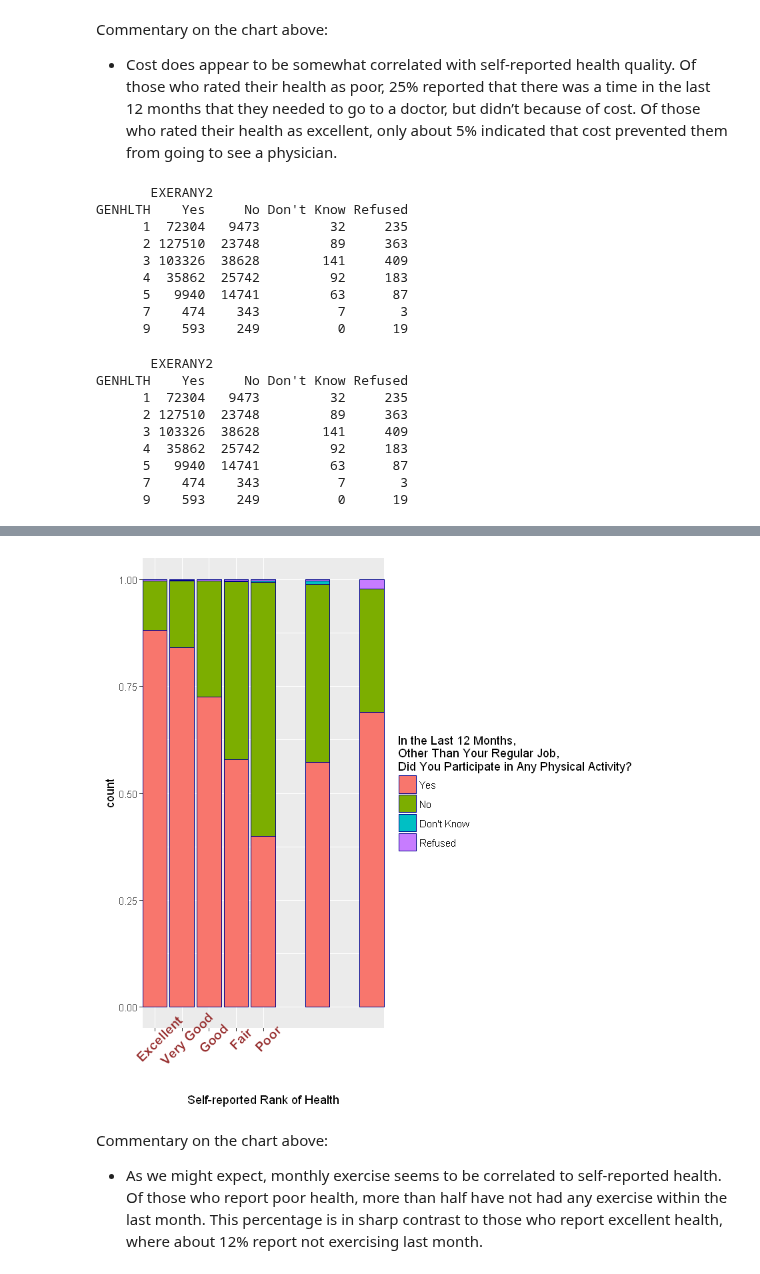
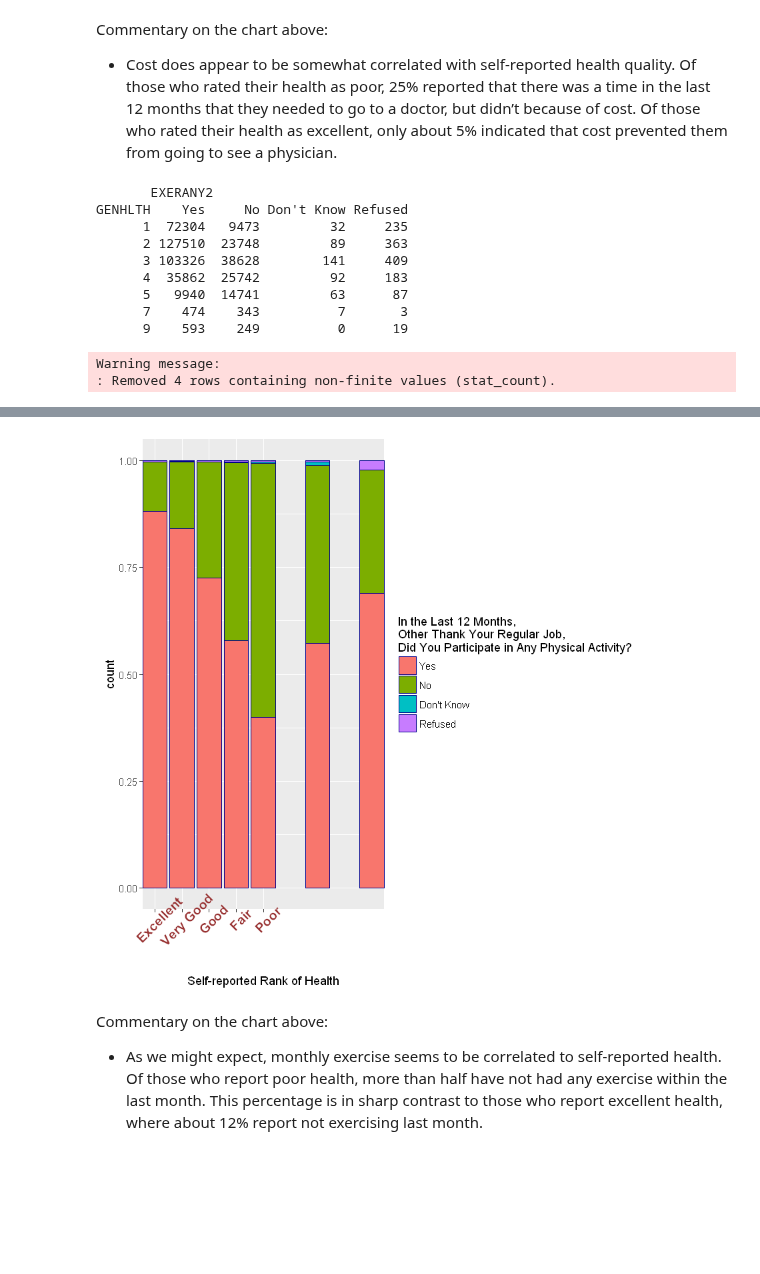
Before and after one commit to RahnL/DataScience-SMU, a Jupyter notebook: DataMining/DataMining-Lab1.ipynb, the cells around one changed output, grey strips where cells are left out. Saved outputs shown, nothing was run; the diff lists cells and outputs as text; code cells hidden in the pictures; blank space fills up the shorter version.

```diff
--- a/DataMining/DataMining-Lab1.ipynb
+++ b/DataMining/DataMining-Lab1.ipynb
@@ -460,11 +464,10 @@ Warning message:
 Commentary on the chart above:
 - Cost does appear to be somewhat correlated with self-reported health quality. Of those who rated their health as poor, 25% reported that there was a time in the last 12 months that they needed to go to a doctor, but didn’t because of cost.  Of those who rated their health as excellent, only about 5% indicated that cost prevented them from going to see a physician.
 # %%
-with(VOI,table(GENHLTH,EXERANY2))
 with(VOI,table(GENHLTH,EXERANY2))
 ggplot(VOI,aes(x = GENHLTH, fill=EXERANY2,)) + geom_bar(position="fill", col="darkblue") + scale_x_discrete(name = "Self-reported Rank of Health", limits=c("1","2","3","4","5"),
             labels=c("Excellent","Very Good", "Good","Fair","Poor")) + theme(axis.text.x = element_text(face="bold", color="#993333",
-            size=12, angle=45)) + scale_fill_discrete(name="In the Last 12 Months,\nOther Than Your Regular Job,\nDid You Participate in Any Physical Activity?")
+            size=12, angle=45)) + scale_fill_discrete(name="In the Last 12 Months,\nOther Thank Your Regular Job,\nDid You Participate in Any Physical Activity?")
 # %% [output]
        EXERANY2
 GENHLTH    Yes     No Don't Know Refused
@@ -475,12 +478,5 @@ GENHLTH    Yes     No Don't Know Refused
       5   9940  14741         63      87
       7    474    343          7       3
       9    593    249          0      19
-       EXERANY2
-GENHLTH    Yes     No Don't Know Refused
-      1  72304   9473         32     235
-      2 127510  23748         89     363
-      3 103326  38628        141     409
-      4  35862  25742         92     183
-      5   9940  14741         63      87
-      7    474    343          7       3
-      9    593    249          0      19
+Warning message:
+: Removed 4 rows containing non-finite values (stat_count).
@@ -489,4 +483,4 @@ Warning message:
-[figure, old version]
+[figure, new version]
 # %% [markdown]
 Commentary on the chart above:
 - As we might expect, monthly exercise seems to be correlated to self-reported health. Of those who report poor health, more than half have not had any exercise within the last month. This percentage is in sharp contrast to those who report excellent health, where about 12% report not exercising last month.
```
Also changed, not shown: parts of 10 cells of this notebook.
